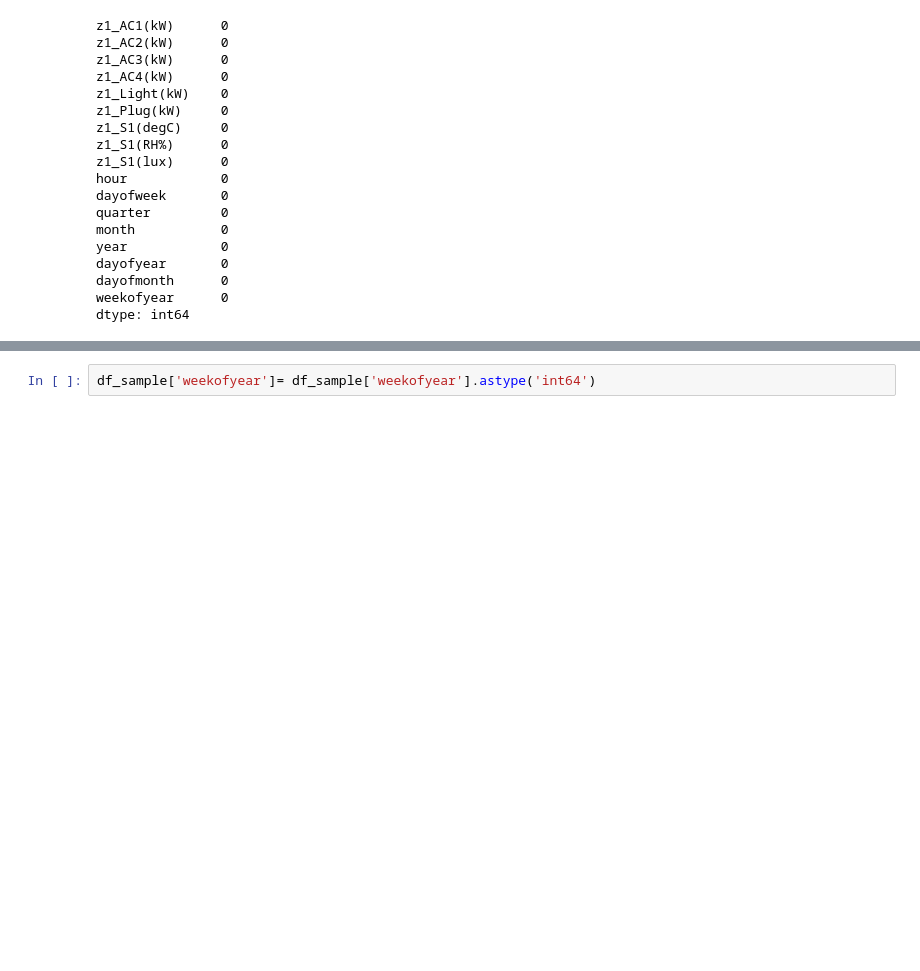
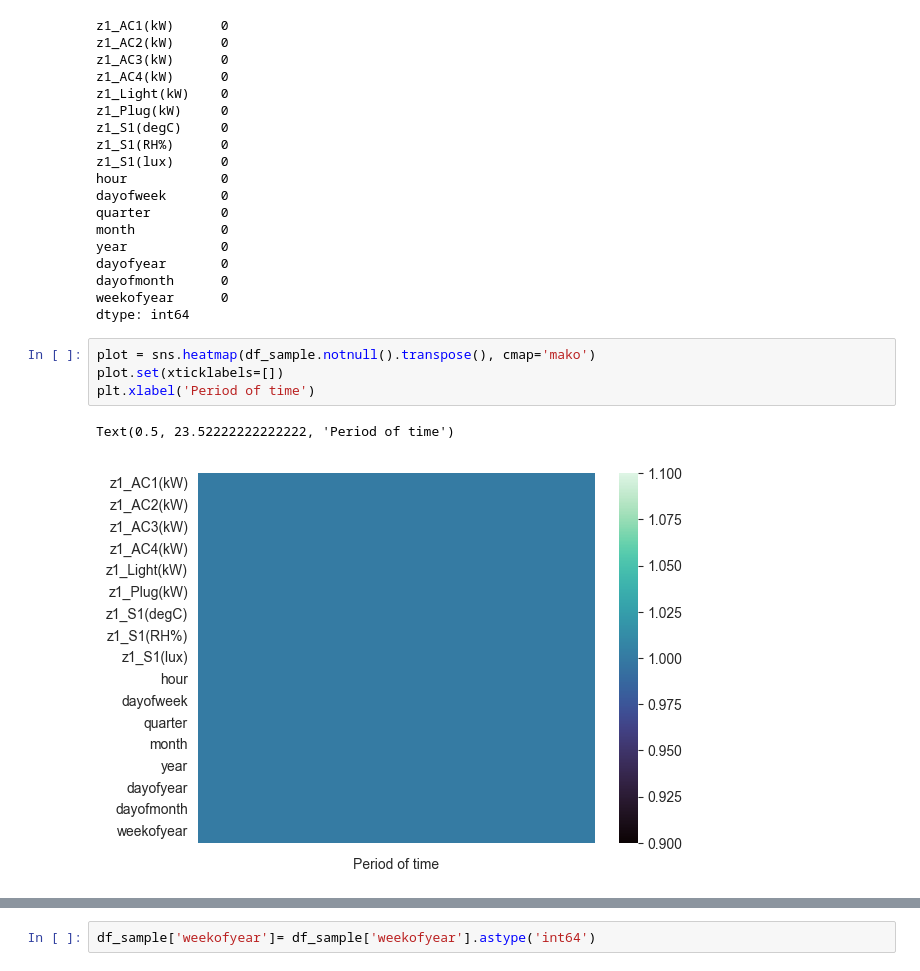
Before and after one commit to Patcharanat/Big-Data-for-Energy-Management, a Jupyter notebook: pre-project-notebook-sample.ipynb, the cells around one changed output, grey strips where cells are left out. Saved outputs shown, nothing was run; the diff lists cells and outputs as text; blank space fills up the shorter version.

```diff
--- a/pre-project-notebook-sample.ipynb
+++ b/pre-project-notebook-sample.ipynb
@@ -332,6 +355,13 @@ dayofyear       0
 dayofmonth      0
 weekofyear      0
 dtype: int64
+# %%
+plot = sns.heatmap(df_sample.notnull().transpose(), cmap='mako')
+plot.set(xticklabels=[])
+plt.xlabel('Period of time')
+# %% [output]
+Text(0.5, 23.52222222222222, 'Period of time')
+[figure, added]
 # %%
 AC = [col for col in df_sample.columns if 'AC' in col]
 Light = [col for col in df_sample.columns if 'Light' in col]
```
Also changed, not shown: parts of 18 cells of this notebook, 7 other files.
